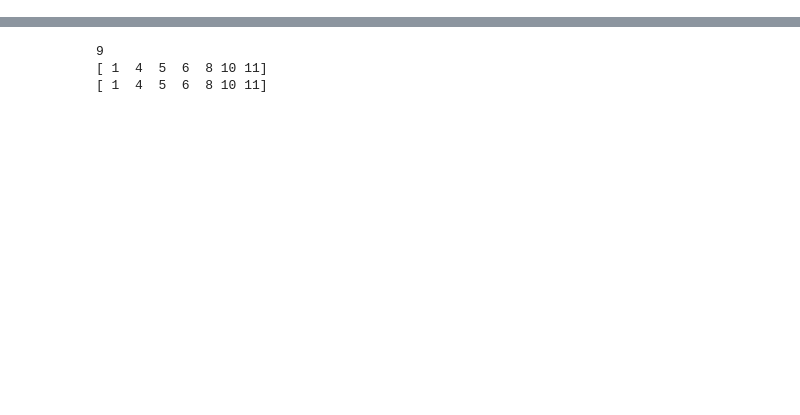
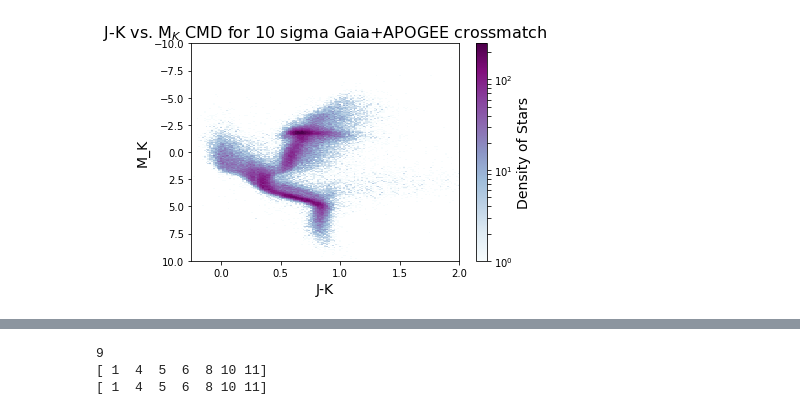
Before and after one commit to mscoggs/astro_ml, a Jupyter notebook: labels_scoggins.ipynb, the cells around one changed output, grey strips where cells are left out. Cells and saved outputs as stored; diff of their text form; code cells hidden in the pictures; blank space fills up the shorter version.

```diff
--- a/labels_scoggins.ipynb
+++ b/labels_scoggins.ipynb
@@ -10,0 +29,36 @@ warnings.filterwarnings('ignore')
+# %%
+#load files
+matchedfile = 'GaiaAPOGEE_HugeTable_wDistMod.fits'
+giant_catalog = fits.open(matchedfile)
+# %%
+#read in magnitudes and distance modulii
+J_app = giant_catalog[1].data['J']
+H_app = giant_catalog[1].data['H']
+K_app = giant_catalog[1].data['K']
+DistMod = giant_catalog[1].data['DistMod']
+
+#compute the absolute mags
+J_abs = J_app + DistMod
+K_abs = K_app + DistMod
+
+#find stars that lie within an acceptable range of colors and mags
+realistic = np.where( (J_app - K_app > -1) & (J_app - K_app < 4) & (K_app + DistMod > -10) & (K_app + DistMod < 10) )
+# %%
+#include a restriction on the quality of the parallax detection
+parallax = giant_catalog[1].data['parallax']
+parallax_error = giant_catalog[1].data['parallax_error']
+
+tenSigmaParallax = np.where( ( (parallax / parallax_error) > 10) & (J_app - K_app > -1) & (J_app - K_app < 4) & (K_app + DistMod > -10) & (K_app + DistMod < 10) )
+# %%
+#use the hist2d command to show the density of APOGEE+Gaia stars in the J-K vs. M_K ColorMagnitude Diagram.
+JK_CMD = plt.hist2d(J_app[tenSigmaParallax] - K_app[tenSigmaParallax], K_app[tenSigmaParallax] + DistMod[tenSigmaParallax],
+           bins=(250,250), cmap=plt.cm.BuPu, norm=clrs.LogNorm(vmin=(1), vmax=(250)))
+plt.colorbar(label = 'Density of Stars')
+plt.title('J-K vs. M$_{K}$ CMD for 10 sigma Gaia+APOGEE crossmatch' )
+xlabel = plt.xlabel('J-K')
+ylabel = plt.ylabel('M_K')
+plt.axis([-0.25,2,10,-10])
+
+plt.savefig('Gaia+APOGEE_J-KvsK_CMD_10Sigma.jpg', bbox_inches='tight')
+# %% [output]
+[figure, added]
```
Also changed, not shown: parts of 10 cells of this notebook.
